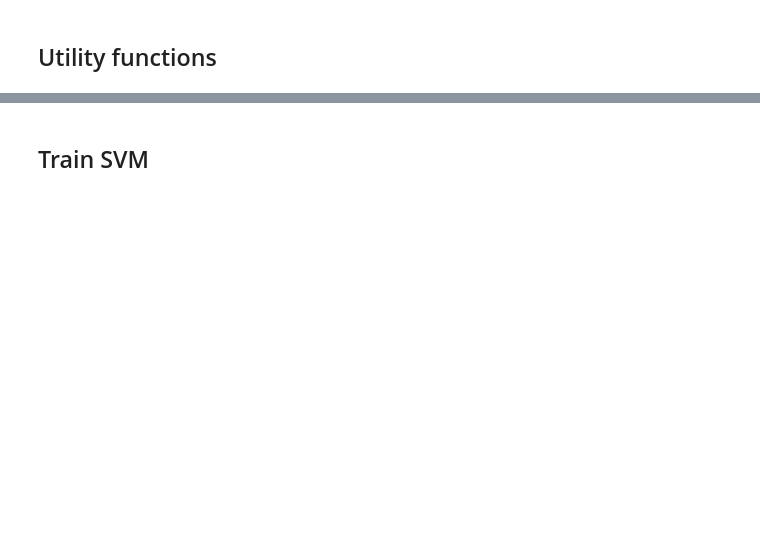
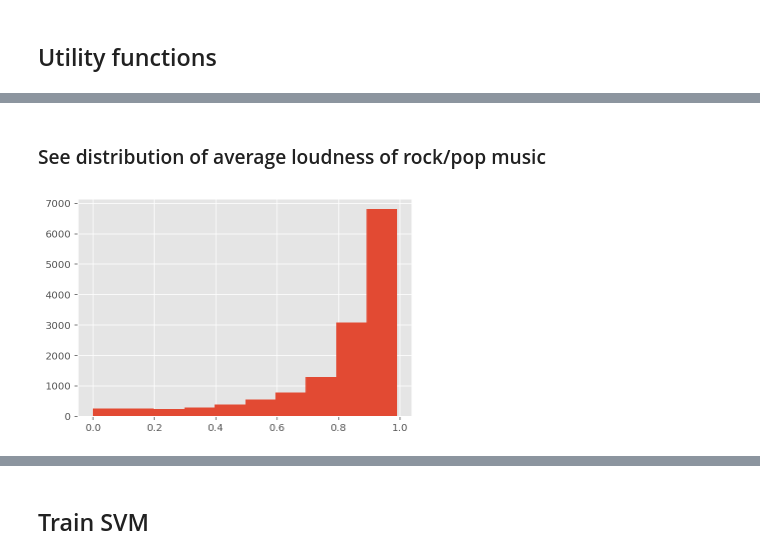
Before and after one commit to RyuuTDF/AcousticBrainz, a Jupyter notebook: SVM.ipynb, the cells around one changed output, grey strips where cells are left out. Drawn from its saved outputs; the diff is of its cells as text; code cells hidden in the pictures; blank space fills up the shorter version.

```diff
--- a/SVM.ipynb
+++ b/SVM.ipynb
@@ -88,0 +155,9 @@ print training_data.head()
+# %% [markdown]
+### See distribution of average loudness of rock/pop music
+# %%
+groundtruth_rock = groundtruth[groundtruth['genre1'] == "rock/pop"]
+training_data_rock = groundtruth_rock['recordingmbid'].apply(getOnlyUsedFeatures)
+plt.hist(training_data_rock)
+plt.show()
+# %% [output]
+[figure, added]
```
Also changed, not shown: parts of 8 cells of this notebook.
